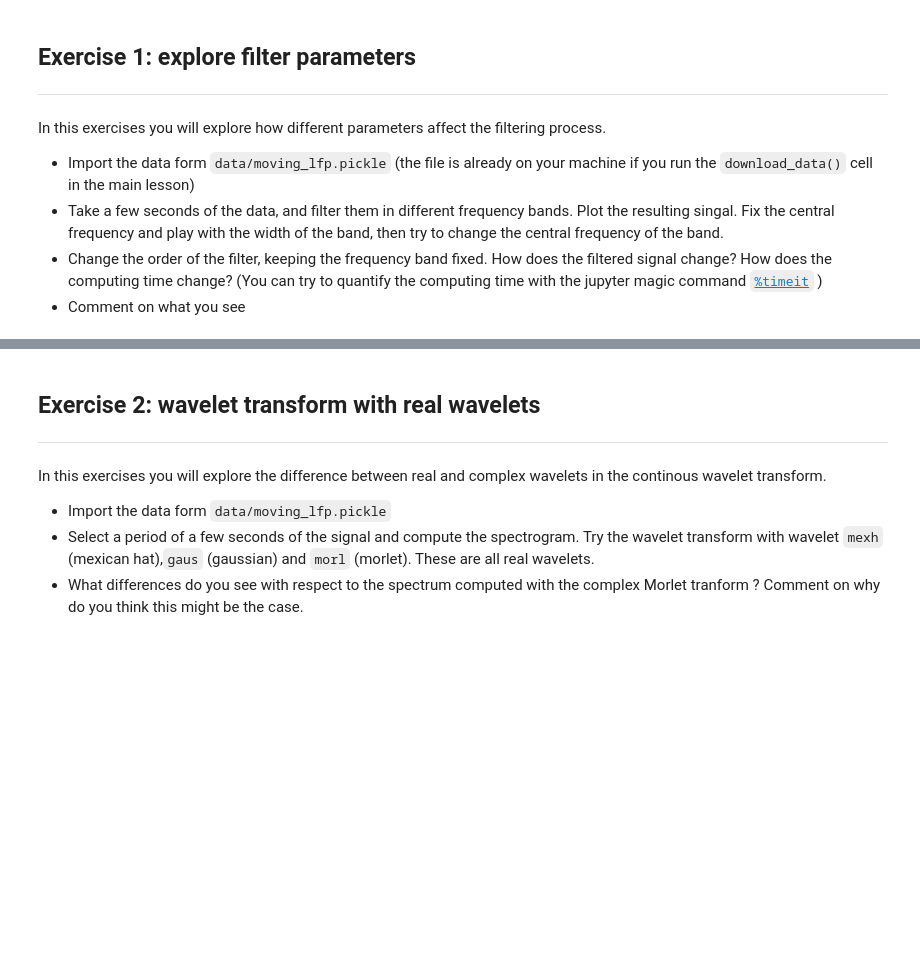
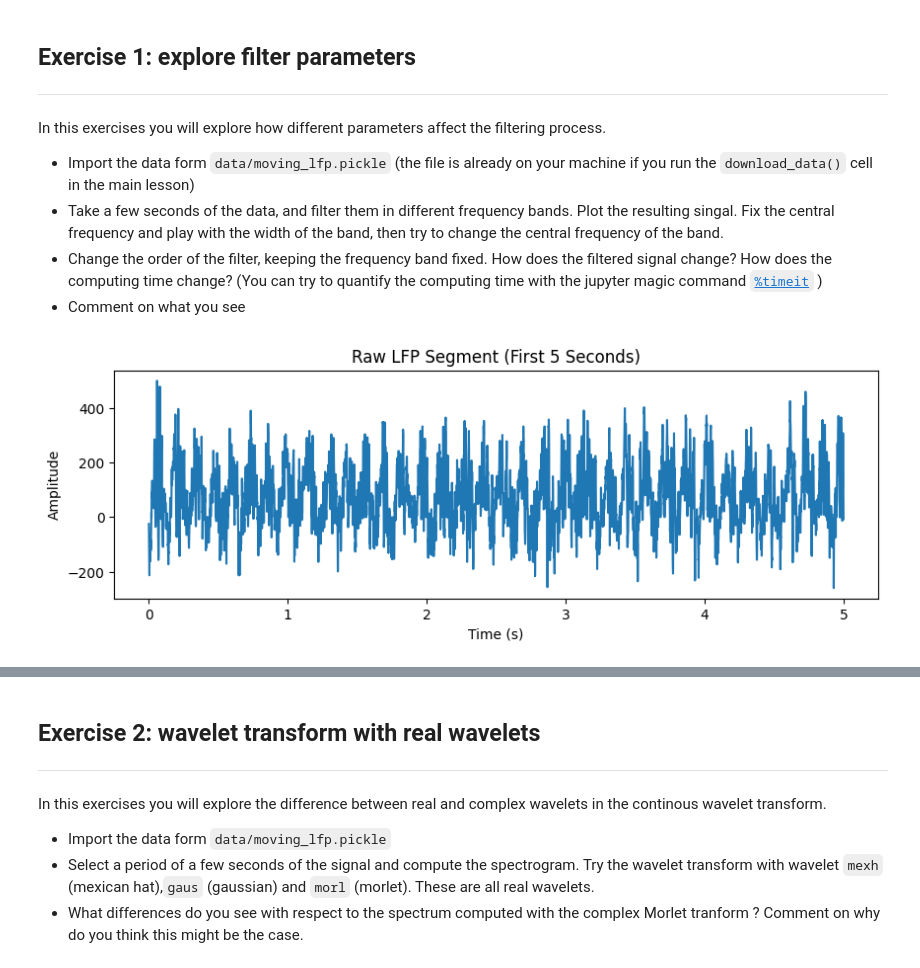
Before and after one commit to YentlB/Assignments-Yentl-Buitelaar, a Jupyter notebook: exercises.ipynb, the cells around one changed output, grey strips where cells are left out. Saved outputs shown, nothing was run; the diff lists cells and outputs as text; code cells hidden in the pictures; blank space fills up the shorter version.

```diff
--- a/exercises.ipynb
+++ b/exercises.ipynb
@@ -9,3 +9,30 @@ In this exercises you will explore how different parameters affect the filtering
   Fix the central frequency and play with the width of the band, then try to change the central frequency of the band.
 - Change the order of the filter, keeping the frequency band fixed. How does the filtered signal change? How does the computing time change? (You can try to quantify the computing time with the jupyter magic command [`%timeit`](https://docs.python.org/3/library/timeit.html) )
 - Comment on what you see
+# %%
+import pickle
+import numpy as np
+import matplotlib.pyplot as plt
+
+# Load the LFP data
+with open('moving_lfp.pickle', 'rb') as handle:
+    lfp_dict = pickle.load(handle)
+
+lfp_data = lfp_dict['lfp']  # LFP signal
+sampling_rate = int(lfp_dict['sampling_rate'])  # Convert to integer if it's float
+
+# Extract first 5 seconds
+duration = 5  # seconds
+start_idx = 0
+end_idx = duration * sampling_rate
+lfp_segment = lfp_data[start_idx:end_idx]
+
+# Plot
+plt.figure(figsize=(10, 3))
+plt.plot(np.linspace(0, duration, end_idx - start_idx), lfp_segment)
+plt.title("Raw LFP Segment (First 5 Seconds)")
+plt.xlabel("Time (s)")
+plt.ylabel("Amplitude")
+plt.show()
+# %% [output]
+[figure, added]
```
Also changed, not shown: parts of 10 cells of this notebook.
